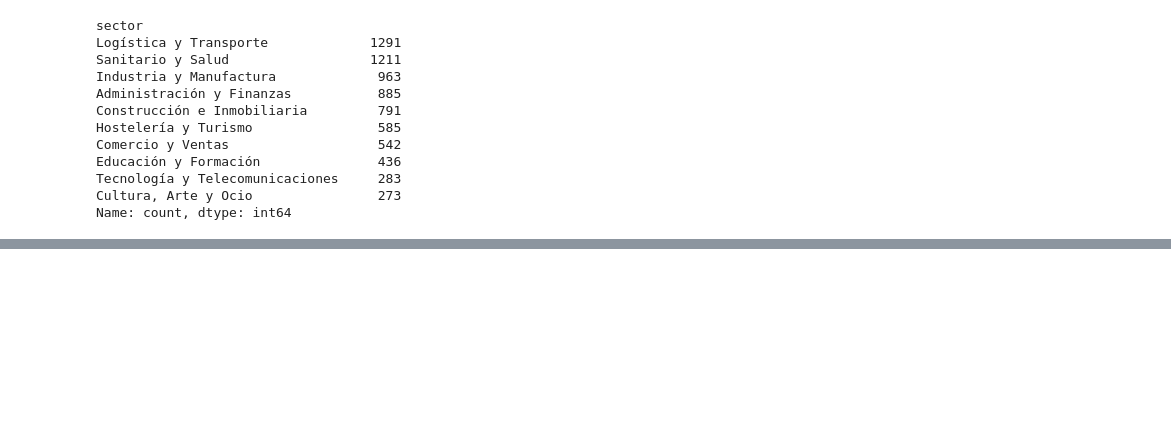
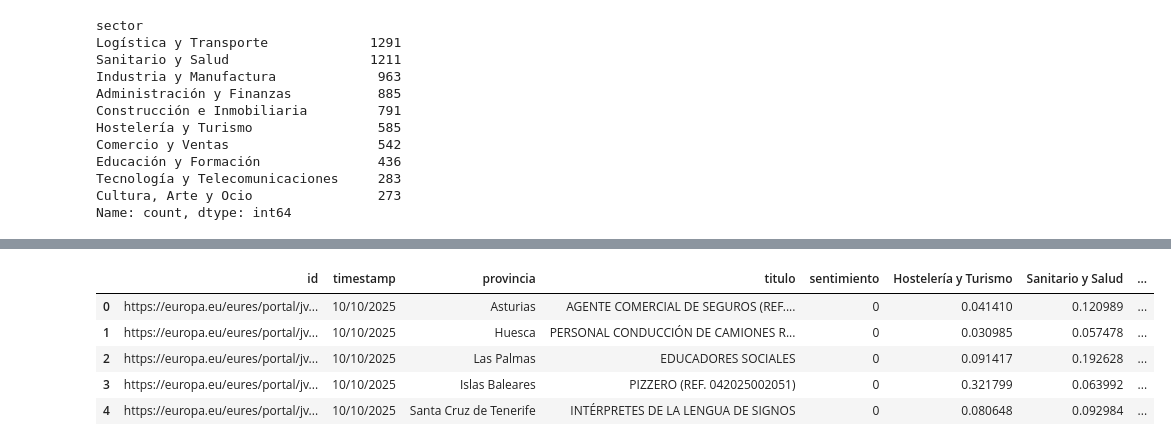
Before and after one commit to MiguelGP-13/DCDC-Project, a Jupyter notebook: dataPreparation/llm.ipynb, the cells around one changed output, grey strips where cells are left out. Cells and saved outputs as stored; diff of their text form; code cells hidden in the pictures; blank space fills up the shorter version.

```diff
--- a/dataPreparation/llm.ipynb
+++ b/dataPreparation/llm.ipynb
@@ -165,3 +167,25 @@ Educación y Formación               436
 Tecnología y Telecomunicaciones     283
 Cultura, Arte y Ocio                273
 Name: count, dtype: int64
+# %%
+df = pd.read_csv("EURES_CAT_SENTIMENT.csv")
+# %%
+import re
+def clean_and_parse(s):
+    if isinstance(s, str):
+        # 1. Eliminar np.float64( ... )
+        s = re.sub(r'np\.float64\((.*?)\)', r'\1', s)
+        # 2. Convertir a dict de Python
+        return ast.literal_eval(s)
+    return s  # si ya es dict
+
+# Aplicar la función a toda la columna
+df["probs"] = df["probs"].apply(clean_and_parse)
+
+# Expandir todas las claves en columnas, rellenando con 0
+df_expandido = df["probs"].apply(pd.Series).fillna(0)
+
+# Unir con el resto del DataFrame
+df_final = pd.concat([df[["id", "timestamp","provincia", "titulo", "sentimiento"]], df_expandido], axis=1)
+
+df_final.columns
@@ -167,0 +200,9 @@ Name: count, dtype: int64
+# %%
+df_final.head()
+# %% [output]
+|  | id | timestamp | provincia | titulo | sentimiento | Hostelería y Turismo | Sanitario y Salud | ... |
+| 0 | https://europa.eu/eures/portal/jv... | 10/10/2025 | Asturias | AGENTE COMERCIAL DE SEGUROS (REF.... | 0 | 0.041410 | 0.120989 | ... |
+| 1 | https://europa.eu/eures/portal/jv... | 10/10/2025 | Huesca | PERSONAL CONDUCCIÓN DE CAMIONES R... | 0 | 0.030985 | 0.057478 | ... |
+| 2 | https://europa.eu/eures/portal/jv... | 10/10/2025 | Las Palmas | EDUCADORES SOCIALES | 0 | 0.091417 | 0.192628 | ... |
+| 3 | https://europa.eu/eures/portal/jv... | 10/10/2025 | Islas Baleares | PIZZERO (REF. 042025002051) | 0 | 0.321799 | 0.063992 | ... |
+| 4 | https://europa.eu/eures/portal/jv... | 10/10/2025 | Santa Cruz de Tenerife | INTÉRPRETES DE LA LENGUA DE SIGNOS | 0 | 0.080648 | 0.092984 | ... |
```
Also changed, not shown: parts of 3 cells of this notebook, 5 other files.
